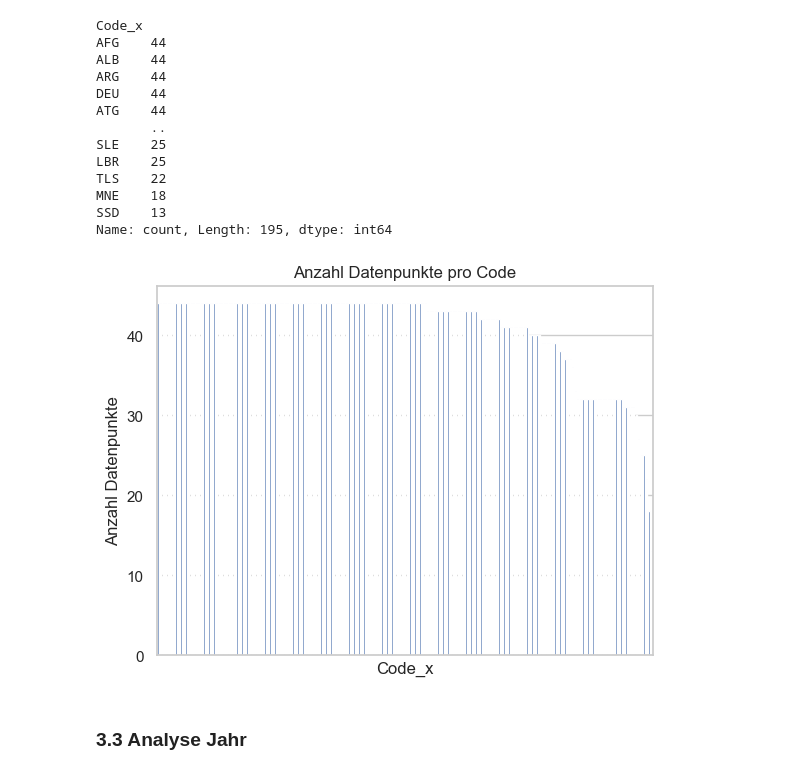
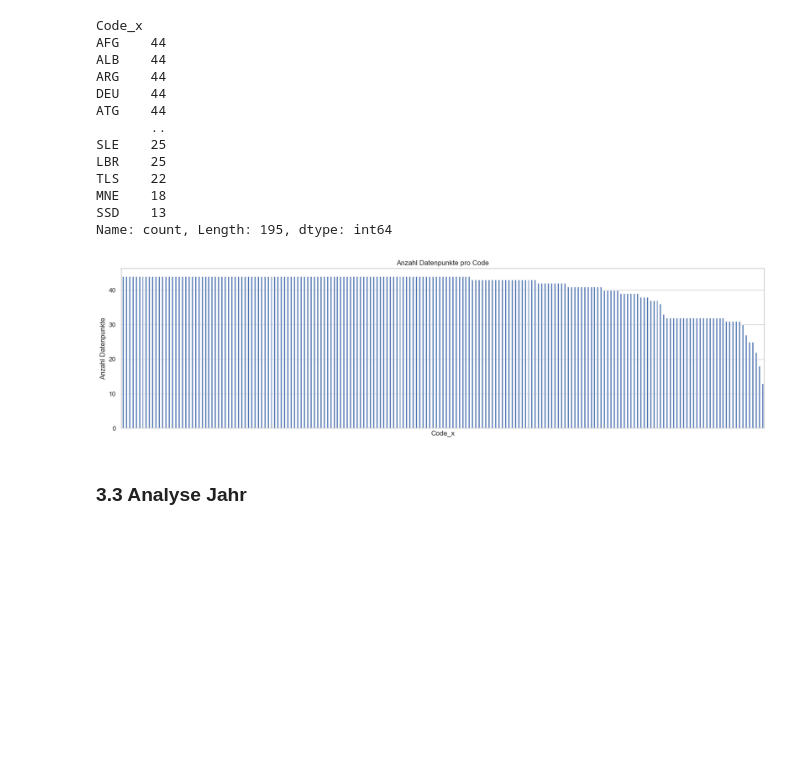
Before and after one commit to gandlea/LN-2-HS2025, a Jupyter notebook: Leistungsnachweis.ipynb, the cells around one changed output. Drawn from its saved outputs; the diff is of its cells as text; code cells hidden in the pictures; blank space fills up the shorter version.

```diff
--- a/Leistungsnachweis.ipynb
+++ b/Leistungsnachweis.ipynb
@@ -364,9 +351,9 @@ MNE    18
 SSD    13
 Name: count, Length: 195, dtype: int64
 # %%
-rename_df['Code_x'].value_counts().plot(kind='bar',xticks=[], ylabel='Anzahl Datenpunkte', title='Anzahl Datenpunkte pro Code');
+rename_df['Code_x'].value_counts().plot(kind='bar',xticks=[], ylabel='Anzahl Datenpunkte', title='Anzahl Datenpunkte pro Code', figsize=(20,5));
 # %% [output]
-[figure, old version]
+[figure, new version]
 # %% [markdown]
 ### 3.3 Analyse Jahr
 # %%
```
Also changed, not shown: parts of 20 cells of this notebook.
